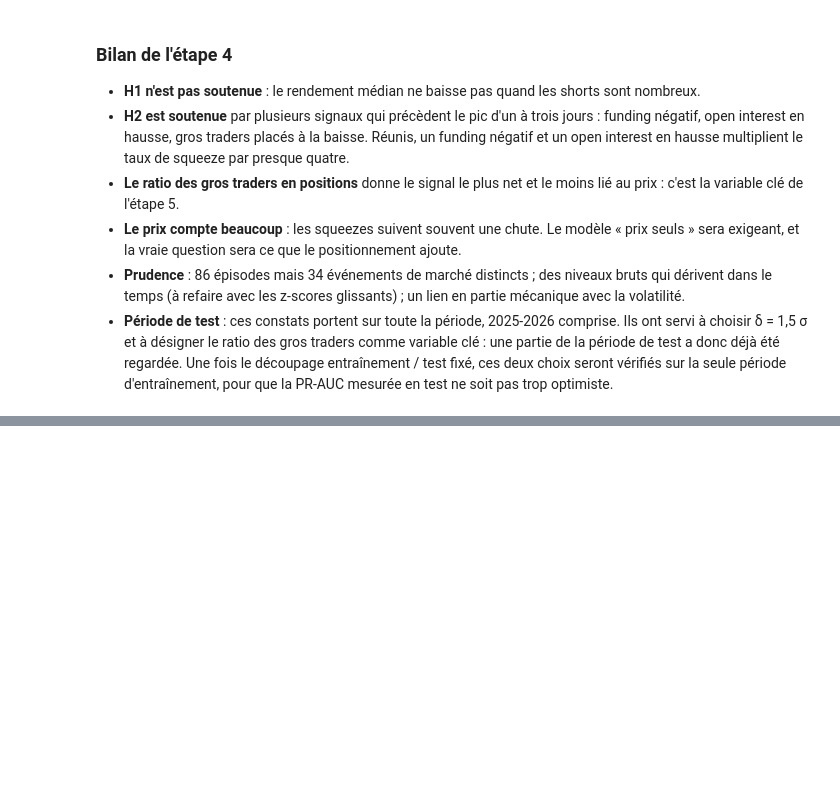
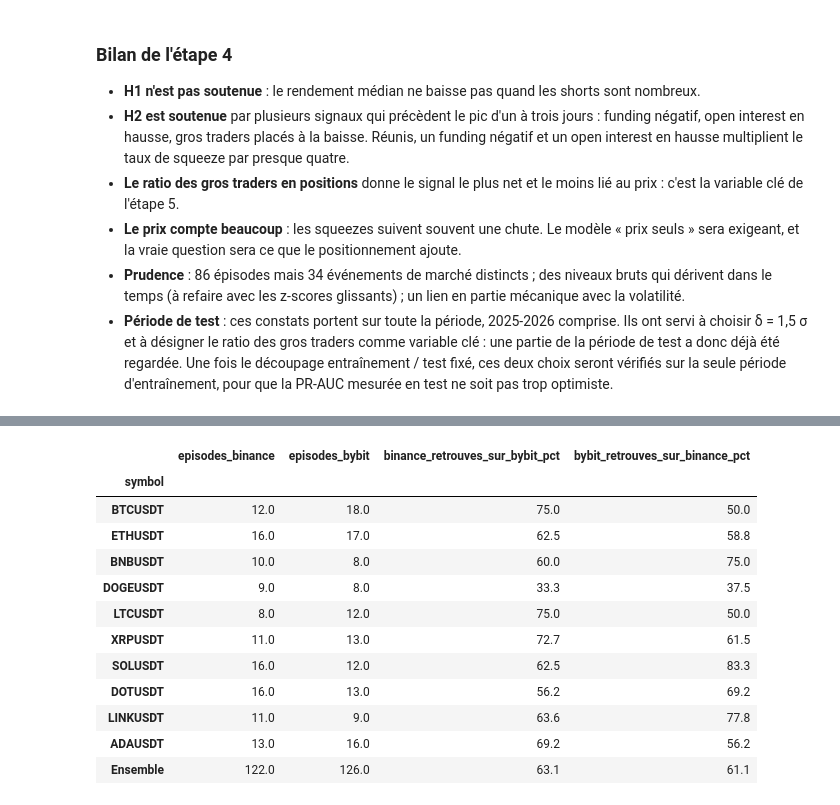
Before and after one commit to Ethanyounes/Ensae-Data-Science, a Jupyter notebook: rapport.ipynb, the cells around one changed output, grey strips where cells are left out. Cells and saved outputs as stored; diff of their text form; code cells hidden in the pictures; blank space fills up the shorter version.

```diff
--- a/rapport.ipynb
+++ b/rapport.ipynb
@@ -754,0 +846,21 @@ Avec δ = 1,2 σ, le tableau est presque identique à celui obtenu avec δ = 1,5
+# %%
+fusion_complet = descriptif.charger_fusion(avec_chauffe=True)
+cible_bybit_complet = descriptif.cible_bybit(fusion_complet)
+cible_binance_c12 = descriptif.sans_c3(panel_cible_complet)
+episodes_binance_c12 = descriptif.tableau_episodes(descriptif.periode_etude(cible_binance_c12))
+episodes_bybit = descriptif.tableau_episodes(descriptif.periode_etude(cible_bybit_complet))
+descriptif.accord_binance_bybit(episodes_binance_c12, episodes_bybit).round(1)
+# %% [output]
+|  | episodes_binance | episodes_bybit | binance_retrouves_sur_bybit_pct | bybit_retrouves_sur_binance_pct |
+| symbol |  |  |  |  |
+| BTCUSDT | 12.0 | 18.0 | 75.0 | 50.0 |
+| ETHUSDT | 16.0 | 17.0 | 62.5 | 58.8 |
+| BNBUSDT | 10.0 | 8.0 | 60.0 | 75.0 |
+| DOGEUSDT | 9.0 | 8.0 | 33.3 | 37.5 |
+| LTCUSDT | 8.0 | 12.0 | 75.0 | 50.0 |
+| XRPUSDT | 11.0 | 13.0 | 72.7 | 61.5 |
+| SOLUSDT | 16.0 | 12.0 | 62.5 | 83.3 |
+| DOTUSDT | 16.0 | 13.0 | 56.2 | 69.2 |
+| LINKUSDT | 11.0 | 9.0 | 63.6 | 77.8 |
+| ADAUSDT | 13.0 | 16.0 | 69.2 | 56.2 |
+| Ensemble | 122.0 | 126.0 | 63.1 | 61.1 |
```
Also changed, not shown: parts of 12 cells of this notebook, 2 other files.
